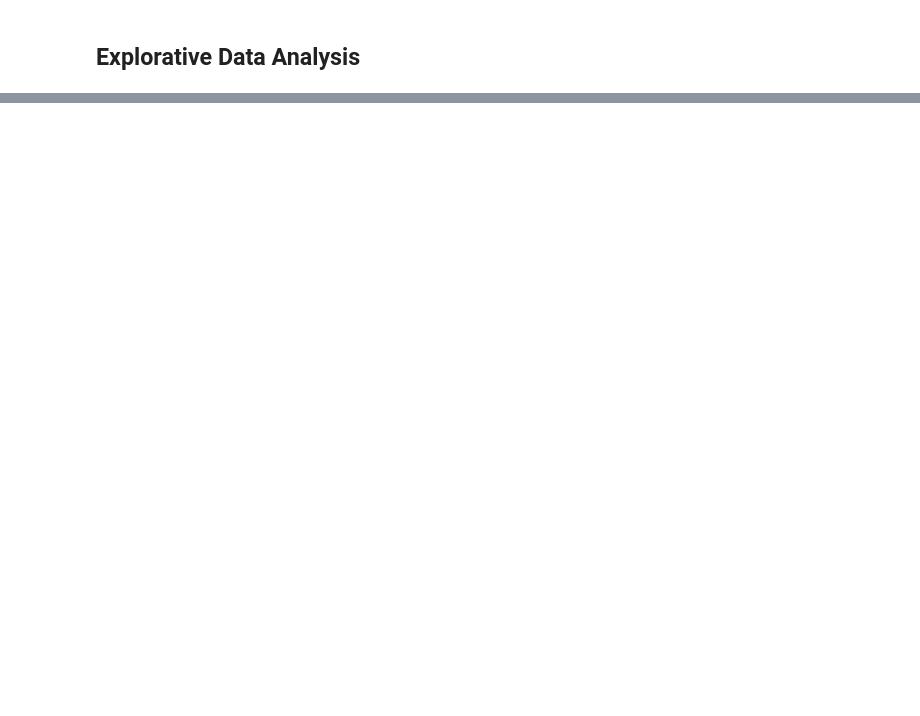
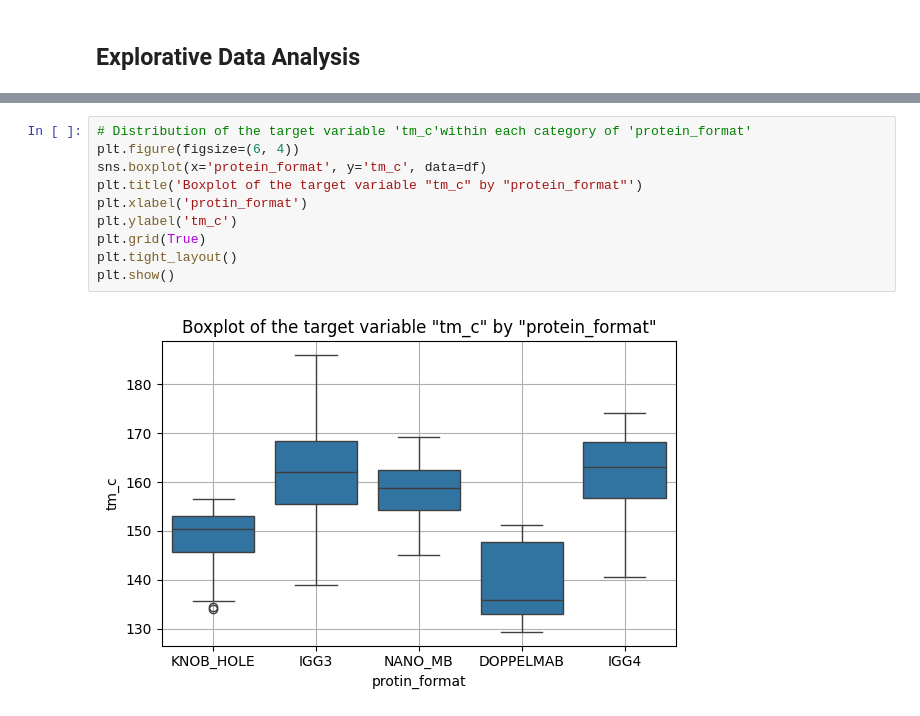
Before and after one commit to hempelt/Project_repo, a Jupyter notebook: notebooks/eda.ipynb, the cells around one changed output, grey strips where cells are left out. Drawn from its saved outputs; the diff is of its cells as text; blank space fills up the shorter version.

```diff
--- a/notebooks/eda.ipynb
+++ b/notebooks/eda.ipynb
@@ -130,0 +133,12 @@ for col in categorical_cols:
+# %%
+# Distribution of the target variable 'tm_c'within each category of 'protein_format'
+plt.figure(figsize=(6, 4))
+sns.boxplot(x='protein_format', y='tm_c', data=df)
+plt.title('Boxplot of the target variable "tm_c" by "protein_format"')
+plt.xlabel('protin_format')
+plt.ylabel('tm_c')
+plt.grid(True)
+plt.tight_layout()
+plt.show()
+# %% [output]
+[figure, added]
```
Also changed, not shown: parts of 18 cells of this notebook, 7 other files.
